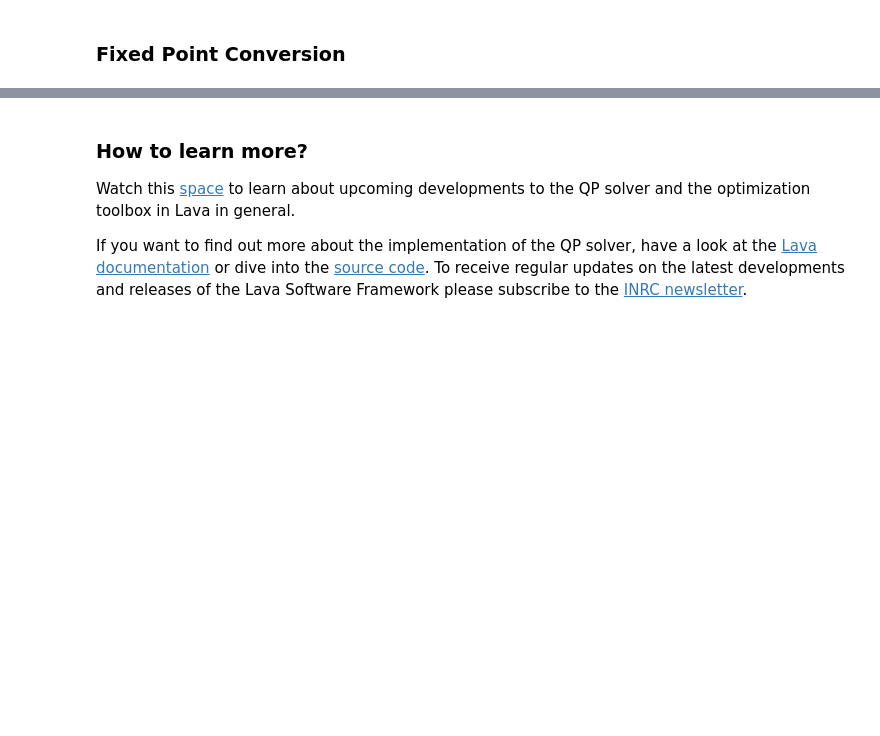
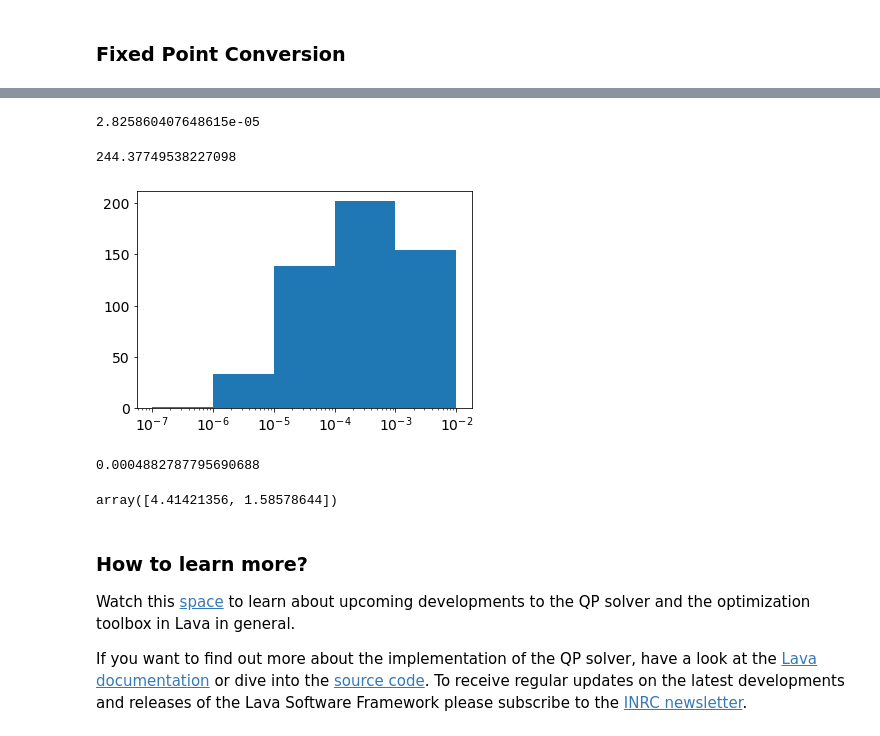
Before and after one commit to ashishrao7/lava-optimization, a Jupyter notebook: tutorials/tutorial_02_solving_QPs with PIPGeq.ipynb, the cells around one changed output, grey strips where cells are left out. Drawn from its saved outputs; the diff is of its cells as text; code cells hidden in the pictures; blank space fills up the shorter version.

```diff
--- a/tutorials/tutorial_02_solving_QPs with PIPGeq.ipynb
+++ b/tutorials/tutorial_02_solving_QPs with PIPGeq.ipynb
@@ -597,0 +950,7 @@ n[0], n[1] # y, x
+# %%
+# stochastic rounding function for numpy arrays
+def prob_round(x):
+    sign = np.sign(x)
+    x = abs(x)
+    is_up = np.random.random(x.shape) < x-x.astype(int)
+    return sign*(np.ceil(is_up*x) + np.floor(np.logical_not(is_up)*x))
@@ -597,0 +1211,20 @@ n[0], n[1] # y, x
+# %%
+np.linalg.norm(A@ref_sol_osqp_fl)
+# %% [output]
+2.825860407648615e-05
+# %%
+np.linalg.norm(ref_sol_osqp-ref_sol_osqp_fl)
+# %% [output]
+244.37749538227098
+# %%
+A_pre_non_zero = p_pre_fp[np.abs(p_pre_fp)>0]
+bins = [10**x for x in range(-7,-1)]
+#bins = [0.1*x for x in range (-30, 30)]
+plt.hist(A_pre_non_zero, bins)
+plt.xscale('log')
+# %% [output]
+[figure, added]
+# %%
+np.max(Q_pre_fp - Q_pre)
+# %% [output]
+0.0004882787795690688
@@ -598,3 +1233,7 @@ n[0], n[1] # y, x
+# %%
+np.linalg.eigvals(f_try)
+# %% [output]
+array([4.41421356, 1.58578644])
 # %% [markdown]
 ### How to learn more?
 
```
Also changed, not shown: parts of 65 cells of this notebook, 4 other files.
